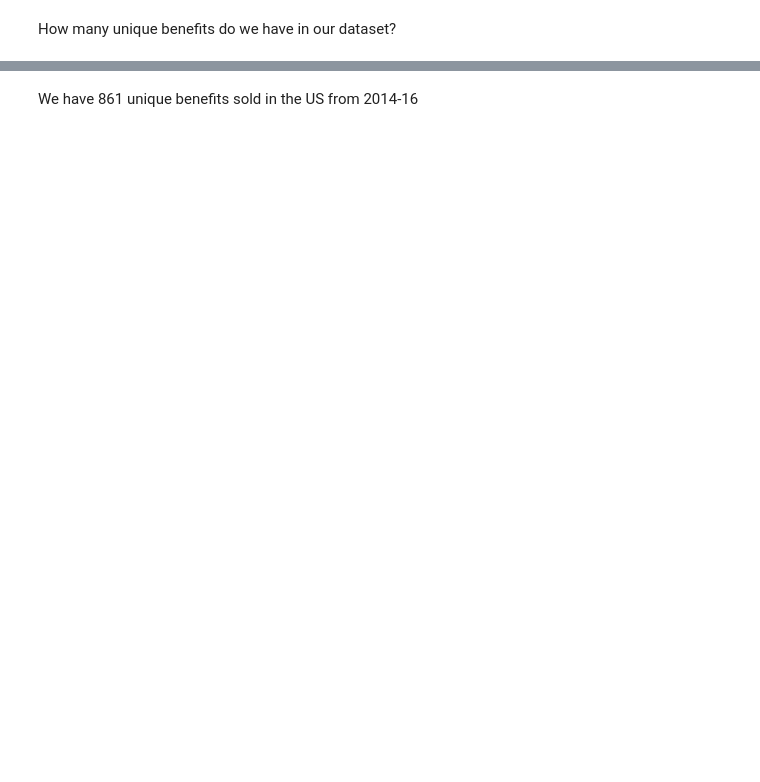
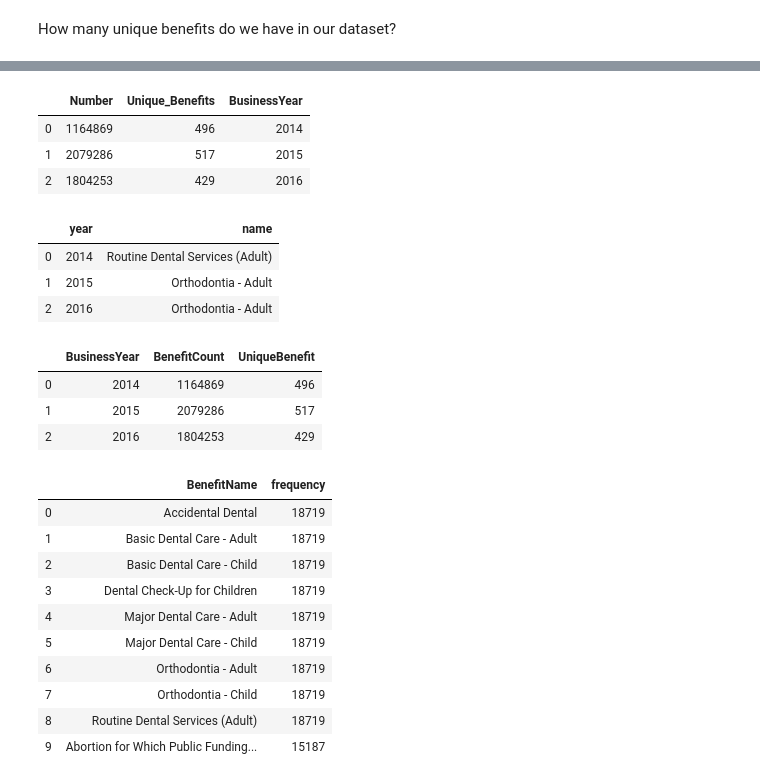
Before and after one commit to willjdew/Health_Insurance_Marketplace, a Jupyter notebook: notebooks/Health_Insurance.ipynb, the cells around one changed output, grey strips where cells are left out. Saved outputs shown, nothing was run; the diff lists cells and outputs as text; code cells hidden in the pictures; blank space fills up the shorter version.

```diff
--- a/notebooks/Health_Insurance.ipynb
+++ b/notebooks/Health_Insurance.ipynb
@@ -11,26 +9,2 @@ import dask.dataframe as ddf
 # https://www.kaggle.com/hhs/health-insurance-marketplace
 # https://www.kaggle.com/shelars1985/exploring-health-insurance-marketplace
-# %%
-df_chunk = pd.read_csv('../data/csv/BenefitsCostSharing.csv', chunksize=100000)
-
-# Create a panda series of column names
-df = pd.read_csv('../data/csv/BenefitsCostSharing.csv').head(1)
-df_columns = list(df.columns)
-ser = pd.Series(0, index=df_columns)
-
-# Initialise a variable to compute average bytes per chunk
-ave_bytes = 0
-
-# then we initialise our loop counter
-count = 0
-
-for index, chunk in enumerate(df_chunk):
-    # We add total memory per chunk to ave_bytes
-    ave_bytes += chunk.memory_usage().sum()
-    df_isnull = chunk.isnull().sum()
-    ser += df_isnull
-
-print("Total number of chunks:",index)
-ave_bytes = ave_bytes / index
-print("Average bytes per loop:",ave_bytes)
-print(ser)
@@ -137,2 +93,0 @@ print('Unique benefits present in file:', unique_benifits[0][0])
-# %% [markdown]
-We have 861 unique benefits sold in the US from 2014-16
@@ -157,10 +94,15 @@ for c in col:
 # %%
-query = """SELECT COUNT (BenefitName), COUNT (DISTINCT BenefitName), BusinessYear
+query = """SELECT COUNT (BenefitName) as Number, COUNT (DISTINCT BenefitName) as Unique_Benefits, BusinessYear
            FROM BenefitsCostSharing
            GROUP BY BusinessYear;
            """
 
 fetch_sql_df(query)
+# %% [output]
+|  | Number | Unique_Benefits | BusinessYear |
+| 0 | 1164869 | 496 | 2014 |
+| 1 | 2079286 | 517 | 2015 |
+| 2 | 1804253 | 429 | 2016 |
 # %%
 query = """SELECT year, name
            FROM (SELECT BusinessYear as year, Benefitname as name, COUNT(*),
@@ -168,7 +110,44 @@ query = """SELECT year, name
                                            ORDER BY COUNT(*) DESC) as rn
                  FROM BenefitsCostSharing
                  GROUP BY BusinessYear, Benefitname
-                 ) t
+                 ) as t
            WHERE rn = 1;"""
 
 fetch_sql_df(query)
+# %% [output]
+|  | year | name |
+| 0 | 2014 | Routine Dental Services (Adult) |
+| 1 | 2015 | Orthodontia - Adult |
+| 2 | 2016 | Orthodontia - Adult |
+# %%
+query = """SELECT BusinessYear, COUNT(BenefitName) AS BenefitCount, COUNT(DISTINCT BenefitName) AS UniqueBenefit
+           FROM BenefitsCostSharing
+           GROUP BY BusinessYear"""
+
+fetch_sql_df(query)
+# %% [output]
+|  | BusinessYear | BenefitCount | UniqueBenefit |
+| 0 | 2014 | 1164869 | 496 |
+| 1 | 2015 | 2079286 | 517 |
+| 2 | 2016 | 1804253 | 429 |
+# %%
+query = """SELECT BenefitName, COUNT(*) AS frequency
+           FROM BenefitsCostSharing
+           WHERE BusinessYear = 2014
+           GROUP BY BenefitName
+           ORDER BY COUNT(*) DESC, BenefitName
+           LIMIT 10"""
+
+fetch_sql_df(query)
+# %% [output]
+|  | BenefitName | frequency |
+| 0 | Accidental Dental | 18719 |
+| 1 | Basic Dental Care - Adult | 18719 |
+| 2 | Basic Dental Care - Child | 18719 |
+| 3 | Dental Check-Up for Children | 18719 |
+| 4 | Major Dental Care - Adult | 18719 |
+| 5 | Major Dental Care - Child | 18719 |
+| 6 | Orthodontia - Adult | 18719 |
+| 7 | Orthodontia - Child | 18719 |
+| 8 | Routine Dental Services (Adult) | 18719 |
+| 9 | Abortion for Which Public Funding... | 15187 |
```
Also changed, not shown: parts of 19 cells of this notebook.
